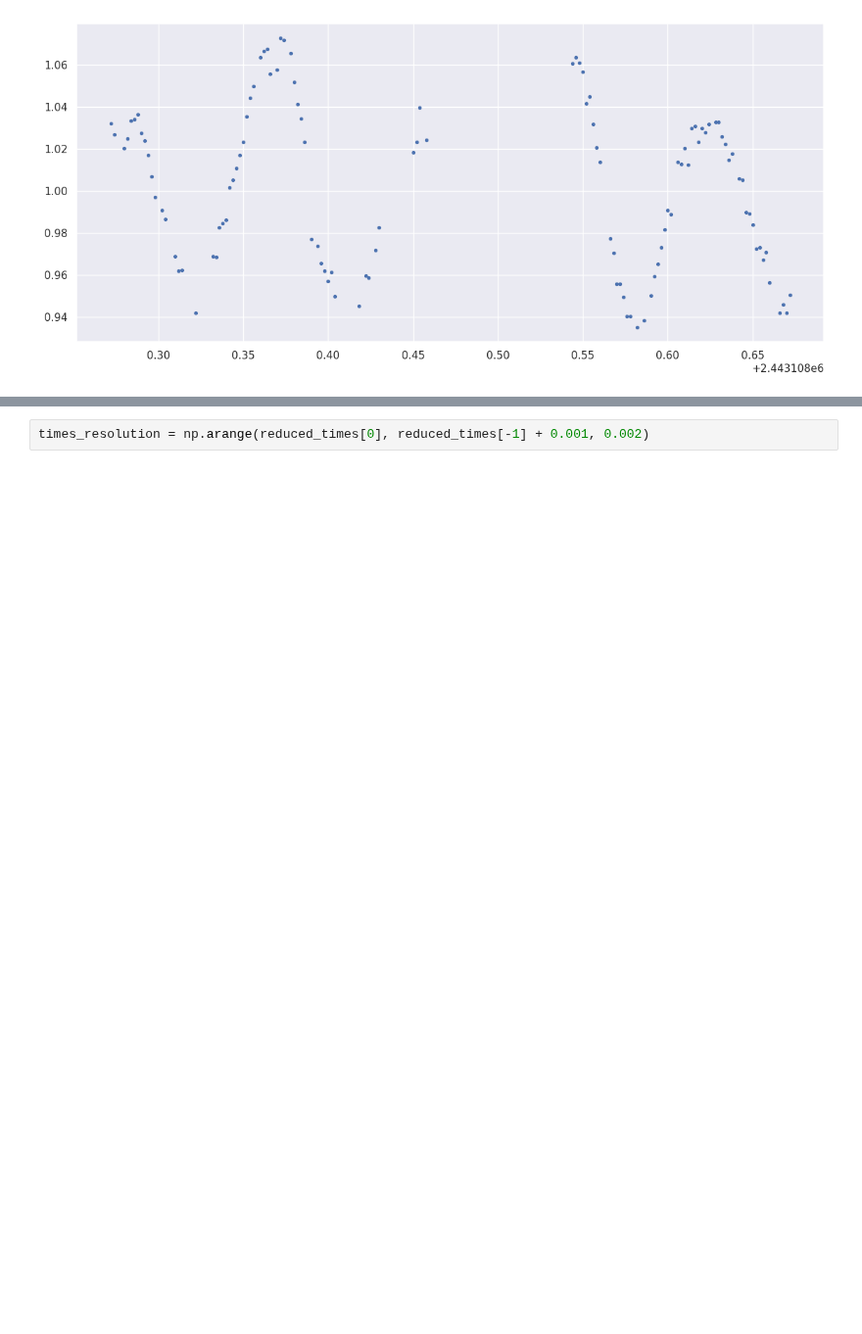
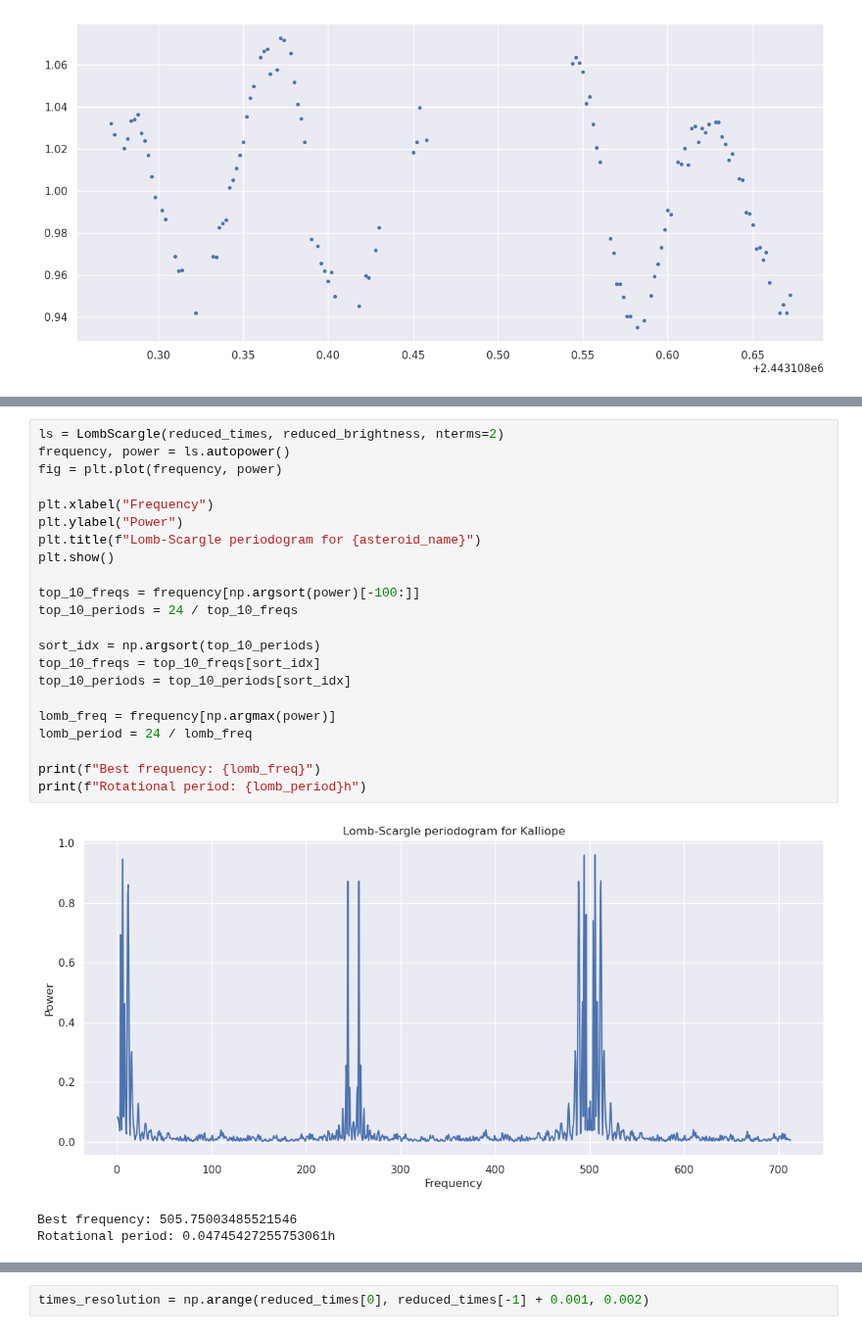
Before and after one commit to Vosloo/asteroid-lightcurves, a Jupyter notebook: notebooks/interpolation.ipynb, the cells around one changed output, grey strips where cells are left out. Shown at 98% size. Saved outputs shown, nothing was run; the diff lists cells and outputs as text; blank space fills up the shorter version.

```diff
--- a/notebooks/interpolation.ipynb
+++ b/notebooks/interpolation.ipynb
@@ -70,0 +119,26 @@ reduced_times, reduced_brightness = get_uniformly_distributed_data(times, bright
+# %%
+ls = LombScargle(reduced_times, reduced_brightness, nterms=2)
+frequency, power = ls.autopower()
+fig = plt.plot(frequency, power)
+
+plt.xlabel("Frequency")
+plt.ylabel("Power")
+plt.title(f"Lomb-Scargle periodogram for {asteroid_name}")
+plt.show()
+
+top_10_freqs = frequency[np.argsort(power)[-100:]]
+top_10_periods = 24 / top_10_freqs
+
+sort_idx = np.argsort(top_10_periods)
+top_10_freqs = top_10_freqs[sort_idx]
+top_10_periods = top_10_periods[sort_idx]
+
+lomb_freq = frequency[np.argmax(power)]
+lomb_period = 24 / lomb_freq
+
+print(f"Best frequency: {lomb_freq}")
+print(f"Rotational period: {lomb_period}h")
+# %% [output]
+[figure, added]
+Best frequency: 505.75003485521546
+Rotational period: 0.04745427255753061h
```
Also changed, not shown: parts of 6 cells of this notebook, 4 other files.
